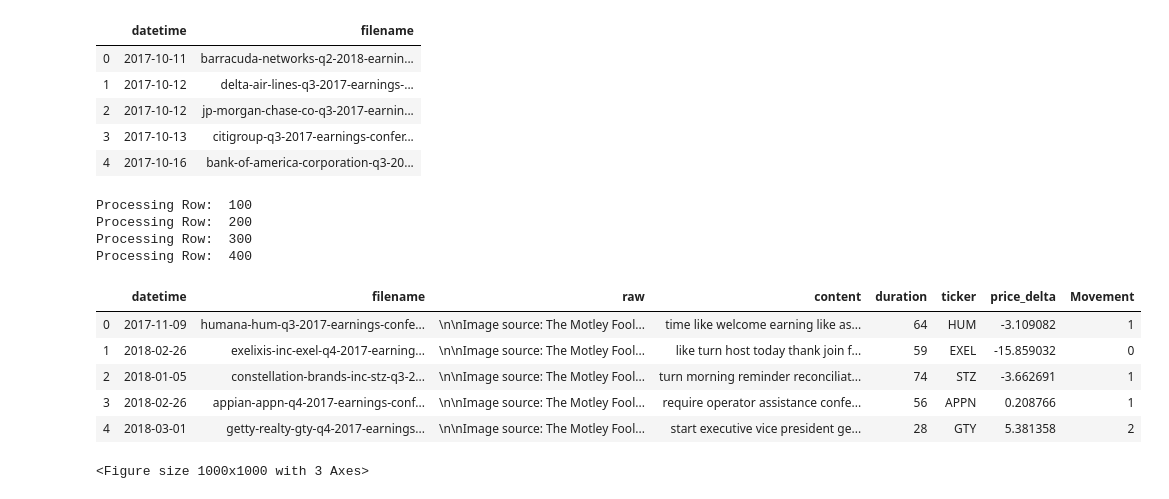
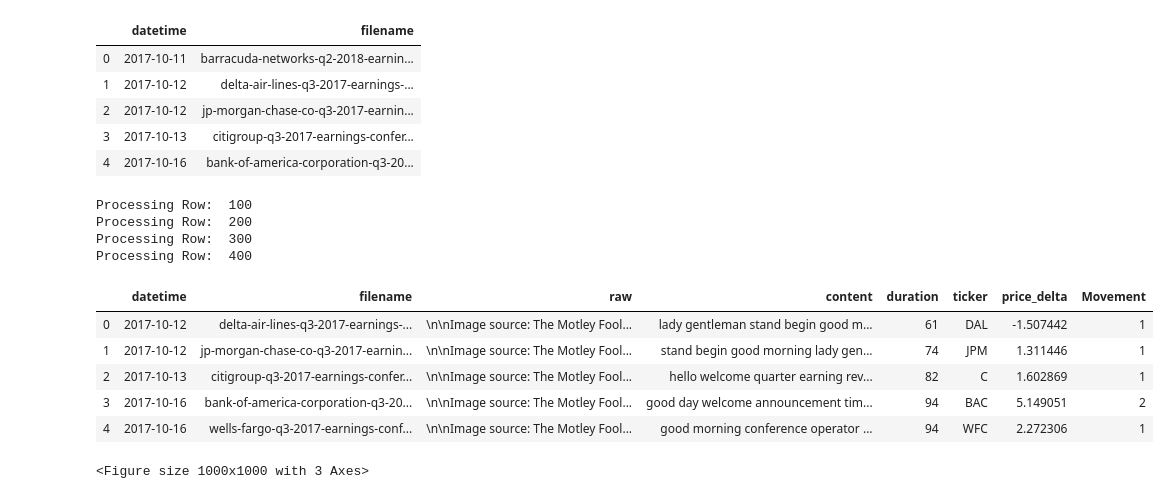
Before and after one commit to jkovach89/Final-Project, a Jupyter notebook: Capstone 5 - Data Creation and Cleaning.ipynb, the cells around one changed output. Drawn from its saved outputs; the diff is of its cells as text; code cells hidden in the pictures.

```diff
--- a/Capstone 5 - Data Creation and Cleaning.ipynb
+++ b/Capstone 5 - Data Creation and Cleaning.ipynb
@@ -56,27 +56,23 @@ chars = (punctuation + '0123456789').replace('-', '')
 # Define functions for getting and cleaning text, ticker, duration, etc.
 def text_cleaner(f):
     filepath = root + f + '.txt'
+    # Open file and read text
     try:
         with open (filepath, 'r') as tf:
+            raw_text = tf.read()
 
-            # Gets the raw text and apply cleaning procedures
-            raw_text = re.sub(r'([a-z0-9][\.:\?]?)([A-Z])', r'\1\n\2', tf.read())
-            raw_text = re.sub(r'www\.\S+\.com', '', raw_text)
-            raw_text = re.sub(r'--', '', raw_text)
-            raw_text = re.sub(r'\[.*\]', '', raw_text)
     except:
         raw_text = ""
 
-    # Additional text cleaning
-    content = ' '.join([sent for sent in tokenize.sent_tokenize(raw_text)
-                        if len(sent.split())>12 and ":\n" not in sent][:-1])
-    content = ' '.join(word for word in content.split() if not word.istitle())
+    # Text cleaning processes
+    content = re.sub(r'([a-z0-9][\.:\?]?)([A-Z])', r'\1\n\2', raw_text)
+    content = re.sub(r'www\.\S+\.com', '', content)
+    content = re.sub(r'--', '', content)
+    content = re.sub(r'\[.*\]', '', content)
+    content = '\n\n'.join([sent for sent in content.split('\n') if len(sent.split())>10])
+    content = ' '.join([token.lemma_ for token in nlp(content) if not token.is_stop and not token.is_punct])
+    content = ' '.join([word for word in content.split() if not word.istitle() and word.isalpha()])
     content = re.sub(r'[A-Z]{2,}', '', content)
-    content = content.replace('-', ' ')
-    content = content.replace("'", '')
-    content = ' '.join([word for word in tokenize.word_tokenize(content) if word.isalpha()])
-    content = ' '.join([word.lemma_.lower() for word in nlp(content)
-                        if not word.is_stop and len(word)>1])
 
     return raw_text, content
 
@@ -112,39 +108,39 @@ def change_type(change_ratio):
     if change_ratio >= 4:
         return 2
     elif change_ratio <= -4:
         return 0
     else:
         return 1
 
 # Apply functions to dataset
 tqdm.pandas(position=0, leave=True)
 call_df['raw'], call_df['content'] = zip(*call_df['filename'].progress_apply(text_cleaner))
 call_df['duration'] = call_df['raw'].apply(get_duration)
 call_df['ticker'] = call_df['raw'].apply(get_ticker)
 
 for i in range(call_df.shape[0]):
     try:
         call_df.loc[i, 'price_delta'] = price_delta(call_df.loc[i, 'ticker'], call_df.loc[i, 'datetime'])
         if i % 100 == 0:
             print("Processing Row: ", i)
 
     except:
         call_df.loc[i, 'price_delta'] = np.nan
 
 call_df['Movement'] = call_df['price_delta'].apply(change_type)
-call_df = call_df.dropna().sample(frac=1).reset_index(drop=True)
+call_df = call_df.dropna().reset_index(drop=True)
 call_df.head()
 # %% [output]
 Processing Row:  100
 Processing Row:  200
 Processing Row:  300
 Processing Row:  400
 |  | datetime | filename | raw | content | duration | ticker | price_delta | Movement |
-| 0 | 2017-11-09 | humana-hum-q3-2017-earnings-confe... | \n\nImage source: The Motley Fool... | time like welcome earning like as... | 64 | HUM | -3.109082 | 1 |
-| 1 | 2018-02-26 | exelixis-inc-exel-q4-2017-earning... | \n\nImage source: The Motley Fool... | like turn host today thank join f... | 59 | EXEL | -15.859032 | 0 |
-| 2 | 2018-01-05 | constellation-brands-inc-stz-q3-2... | \n\nImage source: The Motley Fool... | turn morning reminder reconciliat... | 74 | STZ | -3.662691 | 1 |
-| 3 | 2018-02-26 | appian-appn-q4-2017-earnings-conf... | \n\nImage source: The Motley Fool... | require operator assistance confe... | 56 | APPN | 0.208766 | 1 |
-| 4 | 2018-03-01 | getty-realty-gty-q4-2017-earnings... | \n\nImage source: The Motley Fool... | start executive vice president ge... | 28 | GTY | 5.381358 | 2 |
+| 0 | 2017-10-12 | delta-air-lines-q3-2017-earnings-... | \n\nImage source: The Motley Fool... | lady gentleman stand begin good m... | 61 | DAL | -1.507442 | 1 |
+| 1 | 2017-10-12 | jp-morgan-chase-co-q3-2017-earnin... | \n\nImage source: The Motley Fool... | stand begin good morning lady gen... | 74 | JPM | 1.311446 | 1 |
+| 2 | 2017-10-13 | citigroup-q3-2017-earnings-confer... | \n\nImage source: The Motley Fool... | hello welcome quarter earning rev... | 82 | C | 1.602869 | 1 |
+| 3 | 2017-10-16 | bank-of-america-corporation-q3-20... | \n\nImage source: The Motley Fool... | good day welcome announcement tim... | 94 | BAC | 5.149051 | 2 |
+| 4 | 2017-10-16 | wells-fargo-q3-2017-earnings-conf... | \n\nImage source: The Motley Fool... | good morning conference operator ... | 94 | WFC | 2.272306 | 1 |
 # %%
 import matplotlib.pyplot as plt
 from wordcloud import WordCloud
```
Also changed, not shown: parts of 2 cells of this notebook, 1 other file.
